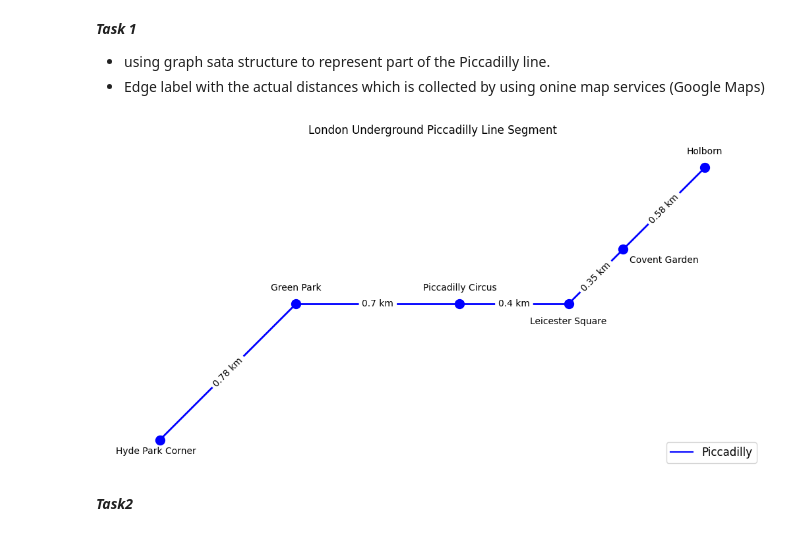
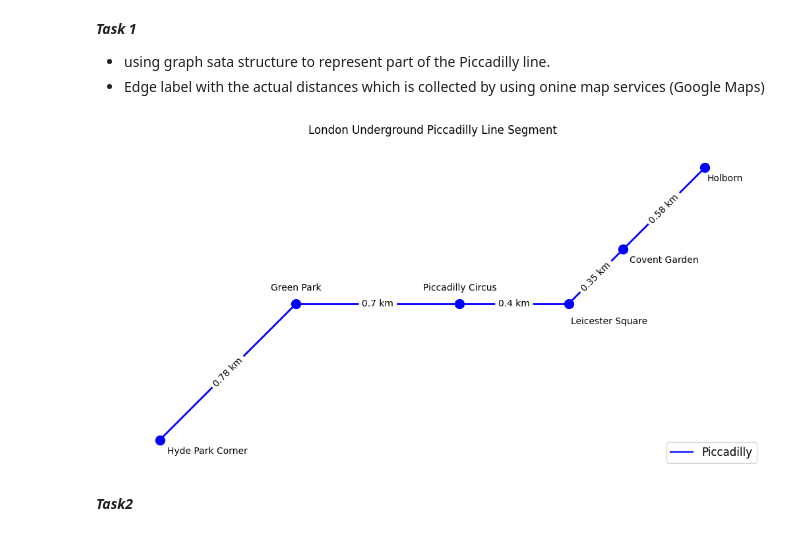
Before and after one commit to anhhong225/LondonUndergroundTube, a Jupyter notebook: main.ipynb, the cells around one changed output. Saved outputs shown, nothing was run; the diff lists cells and outputs as text; code cells hidden in the pictures.

```diff
--- a/main.ipynb
+++ b/main.ipynb
@@ -29,42 +29,42 @@ pos = {
 
 # Manually define label positions for each station
 label_positions = {
-    'Hyde Park Corner': (-0.03, -0.1),
+    'Hyde Park Corner': (0.35, -0.1),
     'Green Park': (1, 1.1),
     'Piccadilly Circus': (2.2, 1.1),
-    'Leicester Square': (3, 0.85),
+    'Leicester Square': (3.3, 0.85),
     'Covent Garden': (3.7, 1.3),
-    'Holborn': (4, 2.1)
+    'Holborn': (4.15, 1.9)
 }
 
 fig = plt.figure(figsize=(10, 5))
 
 # Create and draw graph
 G = nx.Graph((station, connected, {"weight": dist})
              for station, connections in stations.items()
              for connected, dist in connections.items())
 
 # Draw the graph
 nx.draw(G, pos, with_labels=False, node_color='blue', node_size=100, edge_color='blue', width=2)
 
 # Draw edge labels (distances)
 edge_labels = {(u, v): f"{dist['weight']} km" for u, v, dist in G.edges(data=True)}
 nx.draw_networkx_edge_labels(G, pos, edge_labels=edge_labels, font_size=10)
 
 # Add node labels manually
 for station, (lx, ly) in label_positions.items():
     plt.text(lx, ly, station, fontsize=10, ha='center', color='black')
 
 # Add legend and title
 plt.plot([], [], color='blue', label='Piccadilly')
 plt.legend(loc='lower right', fontsize=12)
 plt.title("London Underground Piccadilly Line Segment")
 plt.show()
 
 # Save the figure
 fig.savefig('Figure/Task1.png')
 # %% [output]
-[figure, old version]
+[figure, new version]
 # %% [markdown]
 ***Task2***
 # %%
```
Also changed, not shown: 1 other file.
